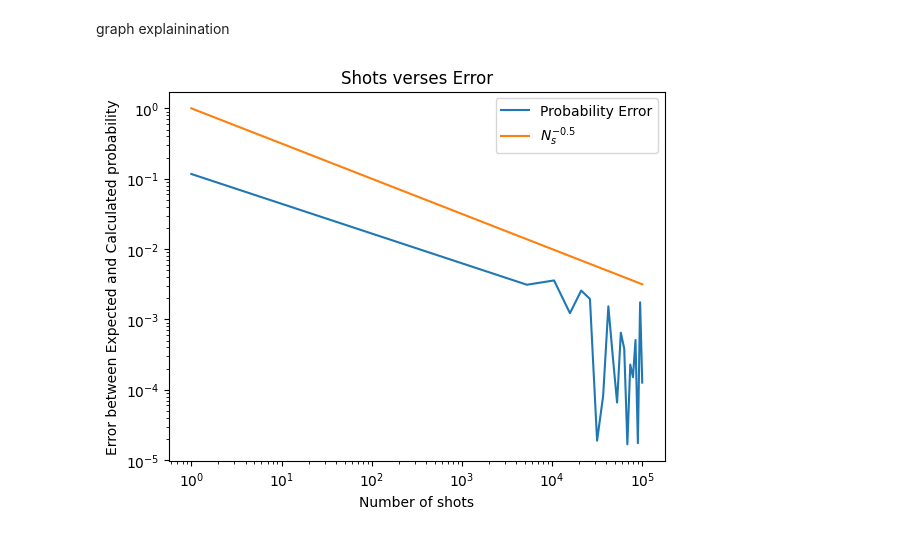
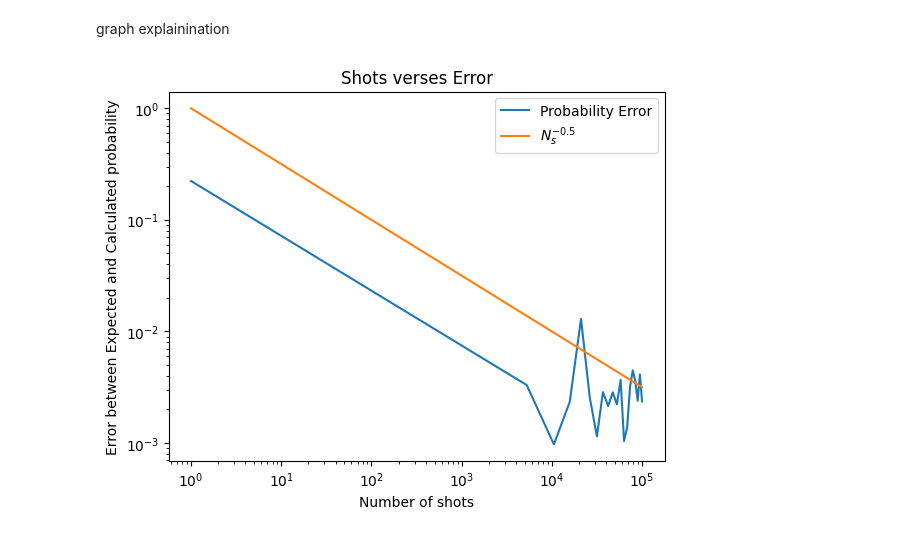
Before and after one commit to paulbruzzi/quantum-linear-algebra, a Jupyter notebook: Hadamard_Test.ipynb, the cells around one changed output. Drawn from its saved outputs; the diff is of its cells as text; code cells hidden in the pictures.

```diff
--- a/Hadamard_Test.ipynb
+++ b/Hadamard_Test.ipynb
@@ -91,12 +93,12 @@ def imcircuit(theta):
     circuit.measure(0,0)
     return circuit
 # %%
-qc = recircuit(angle)
+qc = re_circuit(angle)
 qc.draw("mpl")
 # %% [output]
 [figure]
 # %%
-qc2 = imcircuit(angle)
+qc2 = im_circuit(angle)
 qc2.draw("mpl")
 # %% [output]
 [figure]
@@ -105,9 +107,9 @@ backend = BasicSimulator()
 
 num_of_shots = 10000
 
-result = backend.run(qc, shots=num_of_shots).result()
-counts = result.get_counts()
+re_result = backend.run(qc, shots=num_of_shots).result()
+re_counts = re_result.get_counts()
 
-result2 = backend.run(qc2, shots=num_of_shots).result()
-counts2 = result2.get_counts()
+im_result = backend.run(qc2, shots=num_of_shots).result()
+im_counts = im_result.get_counts()
 # %%
@@ -137,7 +141,7 @@ Calculated probability of measuring 0:  0.038060233744356575
 # %%
 backend = BasicSimulator()
 
-angles = np.linspace(0, 1, 200)
+angles = np.linspace(0, 2*pi, 200)
 prob0 = []
 prob1 = []
 expected_phi = angles
@@ -158,7 +162,7 @@ for ang in angles:
         prob0.append(counts['0']/num_of_shots)
 plt.plot(angles, prob0, label = 'Probability of measuring 0')
 plt.plot(angles, prob1, label = 'Probability of measuring 1')
-plt.xlabel('Angle $\phi$')
+plt.xlabel('Angle $\phi$ (radians)')
 plt.ylabel('Probability')
 plt.legend(loc = 'upper right')
 plt.show()
@@ -198,53 +204,44 @@ graph explainination
 # %%
 # Construct a graph of error verses number of shots
 backend = BasicSimulator()
 
 trials = np.linspace(1, 10**5, 20)
 Ns = []
 error_diff = []
-expected_phi = testing_angle / (2*pi)
 for num_of_shots in trials:
-    # for some reason python doesn't believe I made it an int
+    # for some reason python doesn't believe this number is an integer
     num_of_shots = int(num_of_shots)
-    counts = backend.run(qc, shots=num_of_shots).result().get_counts()
-    counts2 = backend.run(qc2, shots=num_of_shots).result().get_counts()
-    #print(counts)
-    if counts.get('0') is not None and counts.get('1') is not None:
-        p0re = counts['0']/num_of_shots
-        p1re = counts['1']/num_of_shots
-    elif counts.get('0') is None:
-        pp0re = 0
-        p1re = counts['1']/num_of_shots
-    elif counts.get('1') is None:
-        p0re = counts['0']/num_of_shots
-        p1re = 0
+    re_counts = backend.run(qc, shots=num_of_shots).result().get_counts()
+    im_counts = backend.run(qc2, shots=num_of_shots).result().get_counts()
 
-    if counts2.get('0') is not None and counts2.get('1') is not None:
-        p0im = counts2['0']/num_of_shots
-        p1im = counts2['1']/num_of_shots
-    elif counts2.get('0') is None:
-        p0im = 0
-        p1im = counts2['1']/num_of_shots
-    elif counts2.get('1') is None:
-        p0im = counts2['0']/num_of_shots
-        p1im = 0
+    re_p0 = re_p1 = im_p0 = im_p1 = 0
 
-    re = p0re - p1re
-    im = p1im - p0im
-    if p1im >= 0.5:
-        ans = np.arctan(im/re)/2/pi
-    elif p1im < 0.5:
-        ans = np.arctan(im/re)/2/pi + 0.5
+    if re_counts.get('0') is not None:
+        re_p0 = re_counts['0']/num_of_shots
 
-    error_diff.append((abs(angle - ans))/angle)
-    Ns.append(num_of_shots**(-0.5))
+    if re_counts.get('1') is not None:
+        re_p1 = re_counts['1']/num_of_shots
+
+    if im_counts.get('0') is not None:
+        im_p0 = im_counts['0']/num_of_shots
+
+    if im_counts.get('1') is not None:
+        im_p1 = im_counts['1']/num_of_shots
+
+
+    re = re_p0 - re_p1
+    im = im_p1 - im_p0
+    ans = np.arctan(im/re)
+
+    error_diff.append( abs(angle - ans) )
+    Ns.append( num_of_shots**(-0.5) )
 
 plt.loglog(trials, error_diff, label = 'Probability Error')
 plt.loglog(trials, Ns, label = '$N_s^{-0.5}$')
 plt.title("Shots verses Error")
 plt.xlabel("Number of shots")
 plt.ylabel("Error between Expected and Calculated probability")
 plt.legend(loc='upper right')
 plt.show()
 # %% [output]
-[figure, old version]
+[figure, new version]
```
Also changed, not shown: parts of 9 cells of this notebook.
